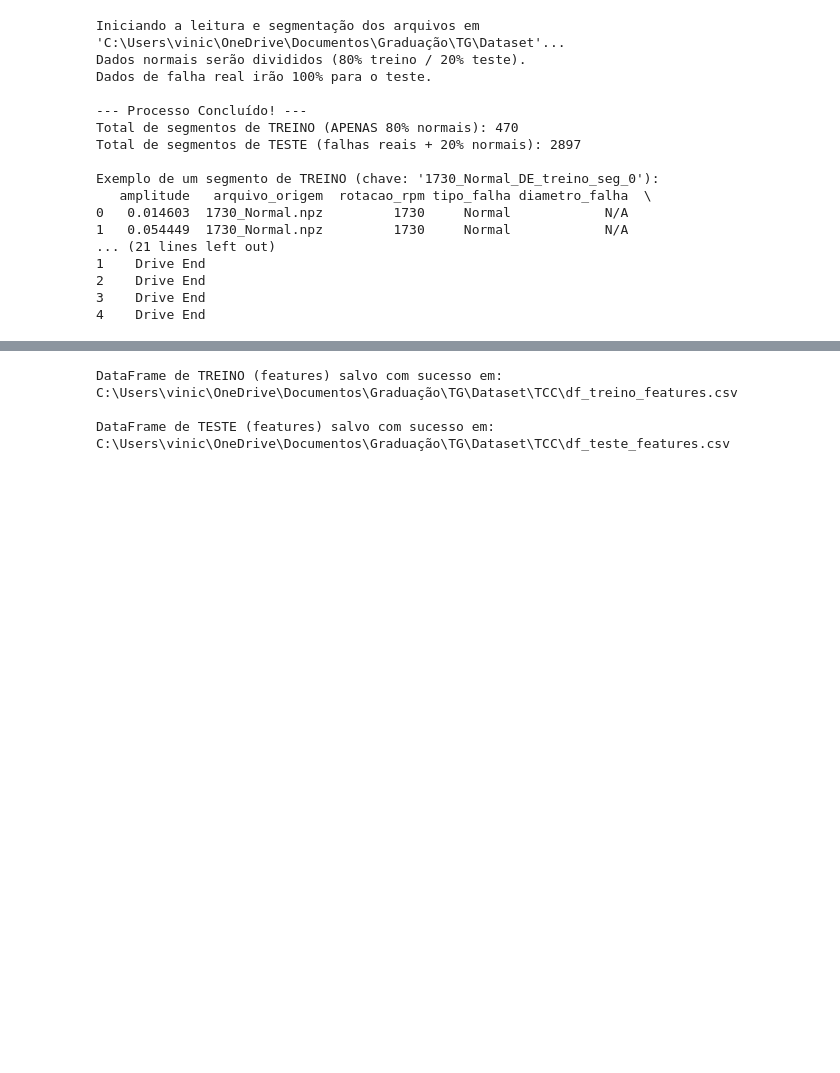
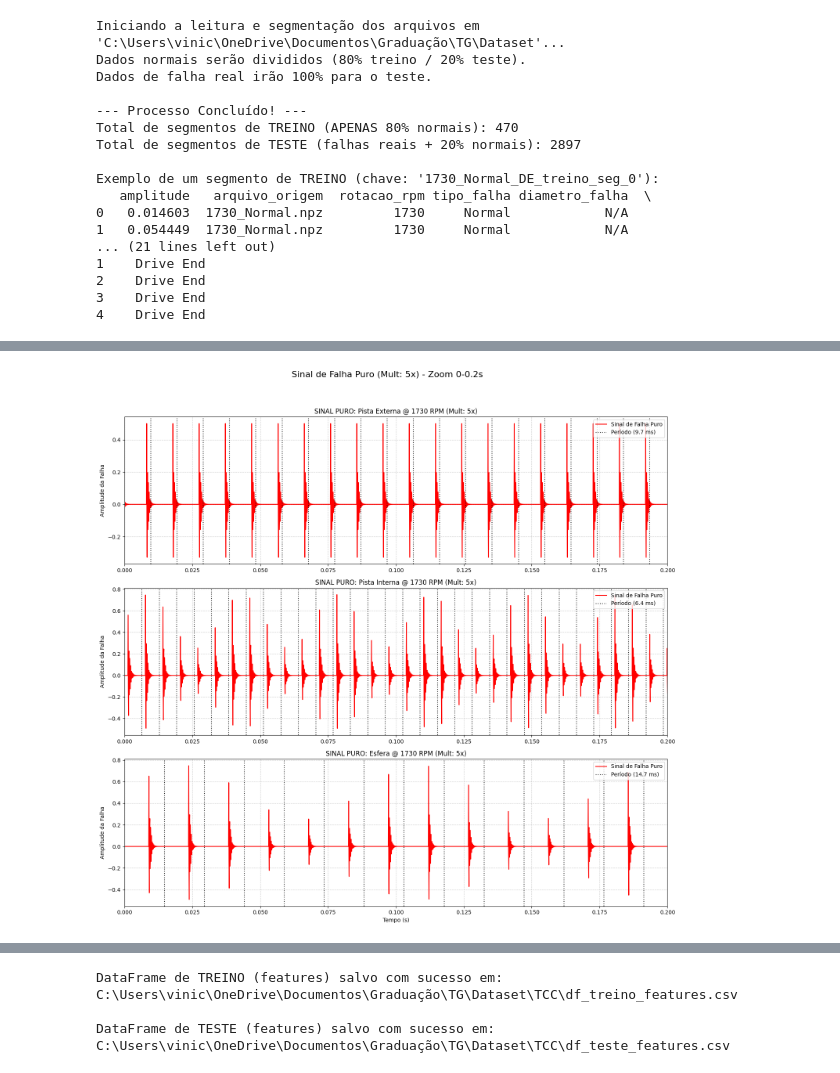
Before and after one commit to ViniciusTomsic/TCC, a Jupyter notebook: clean-and-transformation.ipynb, the cells around one changed output, grey strips where cells are left out. Cells and saved outputs as stored; diff of their text form; code cells hidden in the pictures; blank space fills up the shorter version.

Commit message:
mod sinal sintético

```diff
--- a/clean-and-transformation.ipynb
+++ b/clean-and-transformation.ipynb
@@ -331,0 +338,87 @@ Total de 17390 segmentos (sintéticos + normais) gerados para o conjunto de TREI
+# %%
+# =============================================================================
+# BLOCO 2A: VERIFICAÇÃO DO SINAL DE FALHA PURO (DOMÍNIO DO TEMPO)
+# =============================================================================
+import matplotlib.pyplot as plt
+import numpy as np
+
+print("--- PLOTANDO SINAL DE FALHA PURO (SINTÉTICO, ANTES DA SOMA) ---")
+
+# --- 1. CONFIGURAÇÕES ---
+classes_para_plotar = ['Pista Externa', 'Pista Interna', 'Esfera']
+ZOOM_TIME_LIMIT_SEC = 0.2 # Zoom nos primeiros 200ms para ver a modulação
+# Vamos pegar o multiplicador mais forte (100x) para ver o sinal de falha claramente
+MULTIPLICADOR_ALVO = 5
+
+# Cria 3 subplots (um para cada falha)
+fig, ax = plt.subplots(len(classes_para_plotar), 1, figsize=(15, 15))
+fig.suptitle(f'Sinal de Falha Puro (Mult: {MULTIPLICADOR_ALVO}x) - Zoom 0-{ZOOM_TIME_LIMIT_SEC}s', fontsize=16)
+
+# --- 2. LOOP POR CADA TIPO DE FALHA ---
+try:
+    for i, tipo_falha in enumerate(classes_para_plotar):
+
+        ax_atual = ax[i]
+
+        # --- 3. ENCONTRAR O SINAL SINTÉTICO (Combinado) ---
+        # (Usa o df_sinais_treino que está em memória do Bloco 2)
+        query_str = (f"tipo_falha_adicionada == '{tipo_falha}' and "
+                     f"multiplicador_amplitude == {MULTIPLICADOR_ALVO}")
+        query_sintetico = df_sinais_treino.query(query_str)
+
+        if query_sintetico.empty:
+            ax_atual.set_title(f"Sinal Sintético '{tipo_falha}' (Mult: {MULTIPLICADOR_ALVO}x) NÃO ENCONTRADO")
+            continue
+
+        amostra = query_sintetico.iloc[0]
+        sinal_final_combinado = amostra['sinal_final']
+        rpm_sint = amostra['rpm']
+        chave_base_normal = amostra['base_normal']
+
+        # --- 4. ENCONTRAR O SINAL NORMAL ORIGINAL (Base) ---
+        # (Usa o dicionario_treino que está em memória do Bloco 1)
+        if chave_base_normal not in dicionario_treino:
+            ax_atual.set_title(f"Base Normal '{chave_base_normal}' NÃO ENCONTRADA NA MEMÓRIA")
+            continue
+
+        sinal_normal_base = dicionario_treino[chave_base_normal]['amplitude'].values
+
+        # --- 5. SUBTRAIR A BASE PARA OBTER O SINAL "PURO" ---
+        n_pontos = min(len(sinal_final_combinado), len(sinal_normal_base))
+        sinal_falha_puro = sinal_final_combinado[:n_pontos] - sinal_normal_base[:n_pontos]
+
+        # --- 6. CALCULAR TEMPO E PERÍODO ---
+        t_sint = np.linspace(0, n_pontos / TAXA_AMOSTRAL, n_pontos, endpoint=False)
+
+        fr_hz_sint = rpm_sint / 60
+        # (A função 'calcular_frequencias_rolamento' DEVE estar em memória do Bloco 2)
+        freqs_teoricas = calcular_frequencias_rolamento(fr=fr_hz_sint, **params_drive_end)
+        freq_teorica_falha = freqs_teoricas[tipo_falha]
+        periodo_falha_sec = 1.0 / freq_teorica_falha
+
+        # --- 7. PLOTAR O SINAL DE FALHA PURO ---
+        ax_atual.plot(t_sint, sinal_falha_puro, color='red', label='Sinal de Falha Puro')
+        ax_atual.set_title(f"SINAL PURO: {tipo_falha} @ {rpm_sint} RPM (Mult: {MULTIPLICADOR_ALVO}x)")
+        ax_atual.set_xlim(0, ZOOM_TIME_LIMIT_SEC)
+        ax_atual.set_ylabel("Amplitude da Falha")
+        ax_atual.grid(True, linestyle='--', alpha=0.6)
+
+        # Adicionar marcadores de período de falha (quando o impacto ocorre)
+        for t_impacto in np.arange(0, ZOOM_TIME_LIMIT_SEC, periodo_falha_sec):
+            ax_atual.axvline(x=t_impacto, color='black', linestyle=':', alpha=0.8,
+                             label=f'Período ({periodo_falha_sec*1000:.1f} ms)' if t_impacto < 1e-6 else None)
+        ax_atual.legend(loc='upper right')
+
+    # Adicionar xlabel no último gráfico
+    ax[len(classes_para_plotar)-1].set_xlabel('Tempo (s)')
+
+    plt.tight_layout(rect=[0, 0.03, 1, 0.95])
+    plt.show()
+
+except NameError as e:
+    print(f"\nERRO DE EXECUÇÃO: {e}")
+    print("Certifique-se de que o Bloco 1 (para 'dicionario_treino') e o Bloco 2 (para 'df_sinais_treino' e 'calcular_frequencias_rolamento')")
+    print("foram executados nesta sessão antes de rodar este bloco de plotagem.")
+except Exception as e:
+    print(f"\nOcorreu um erro inesperado no plot: {e}")
+# %% [output]
@@ -331,0 +426 @@ Total de 17390 segmentos (sintéticos + normais) gerados para o conjunto de TREI
+[figure, added]
```
Also changed, not shown: parts of 10 cells of this notebook, 2 other files.
